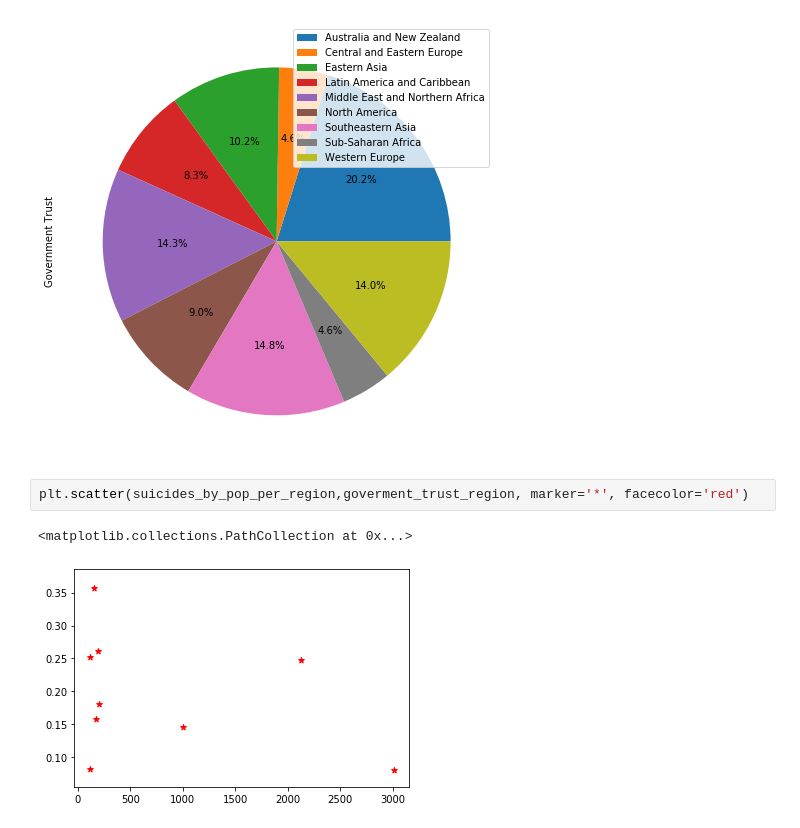
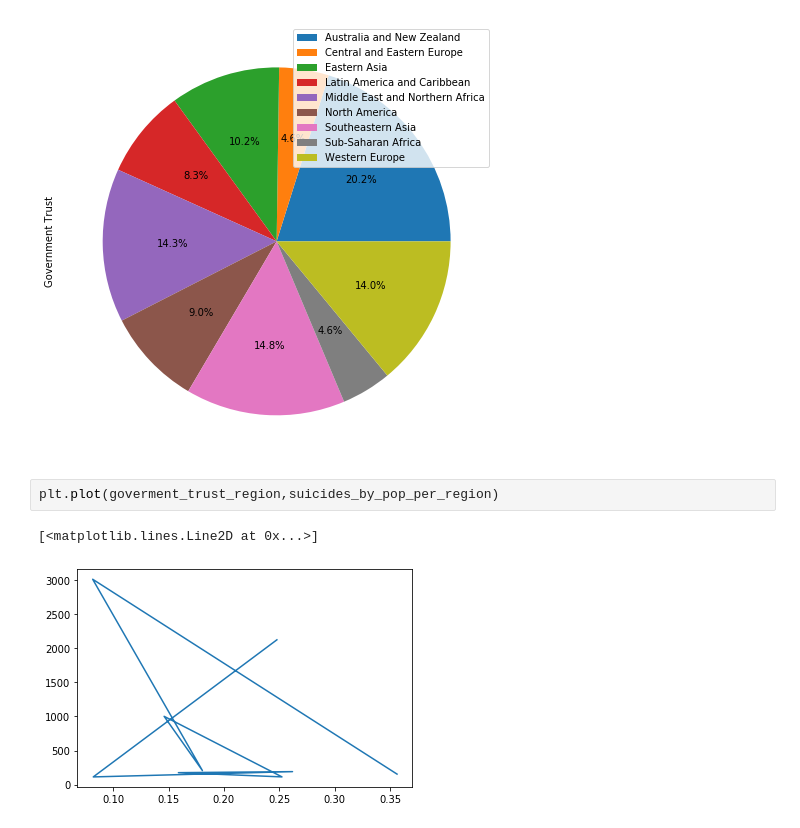
Before and after one commit to jsabastian/group-project_1, a Jupyter notebook: Individual_Code/Christina/00_Base_Code-CLee.ipynb, the cells around one changed output. Cells and saved outputs as stored; diff of their text form.

```diff
--- a/Individual_Code/Christina/00_Base_Code-CLee.ipynb
+++ b/Individual_Code/Christina/00_Base_Code-CLee.ipynb
@@ -159,8 +165,8 @@ plt.legend(labels=goverment_trust_region.index, loc="best", fontsize=10)
 # %% [output]
 <matplotlib.legend.Legend at 0x...>
 [figure]
-# %%
-plt.scatter(suicides_by_pop_per_region,goverment_trust_region, marker='*', facecolor='red')
-# %% [output]
-<matplotlib.collections.PathCollection at 0x...>
-[figure, removed]
+# %%
+plt.plot(goverment_trust_region,suicides_by_pop_per_region)
+# %% [output]
+[<matplotlib.lines.Line2D at 0x...>]
+[figure, added]
```
Also changed, not shown: parts of 1 cell of this notebook, 1 other file.
